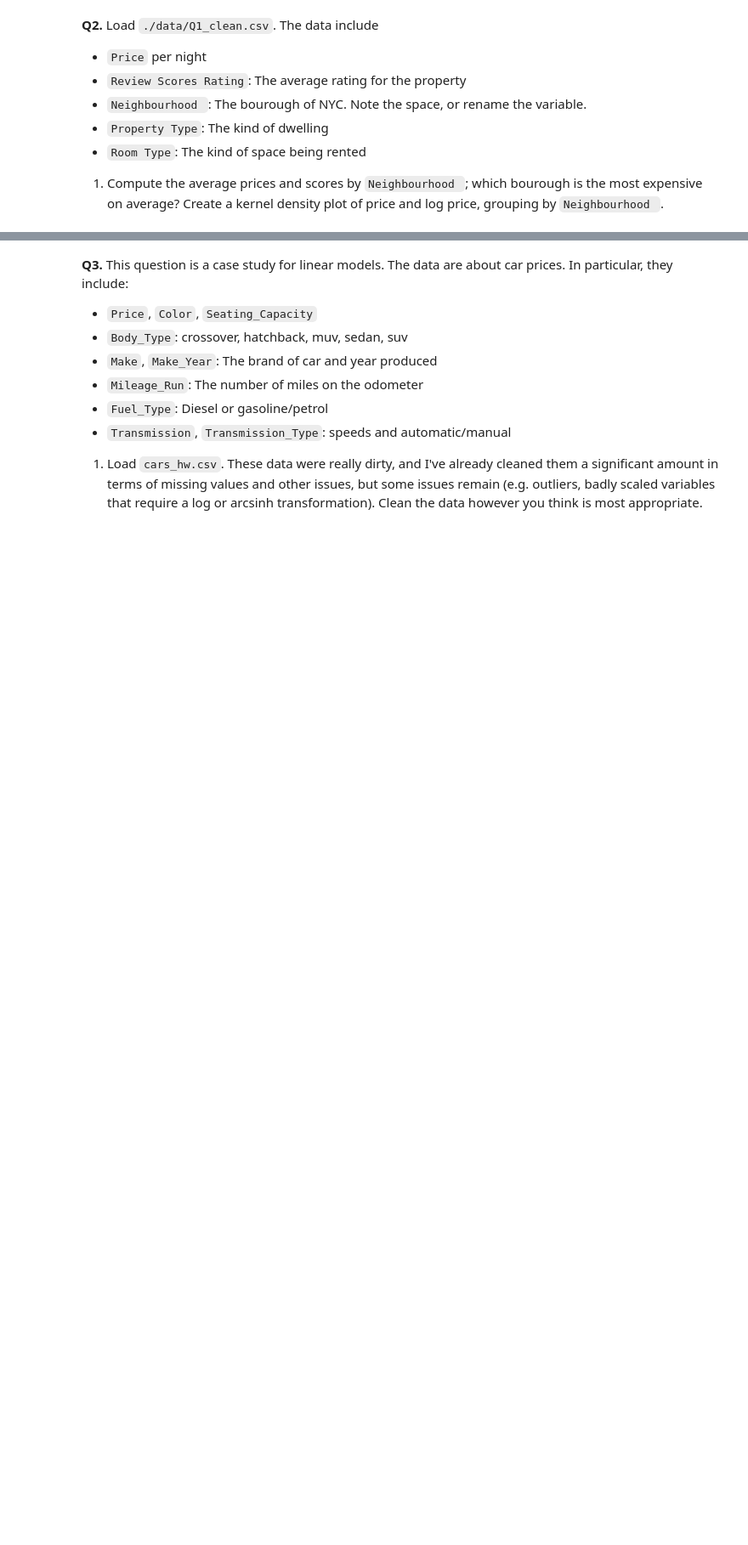
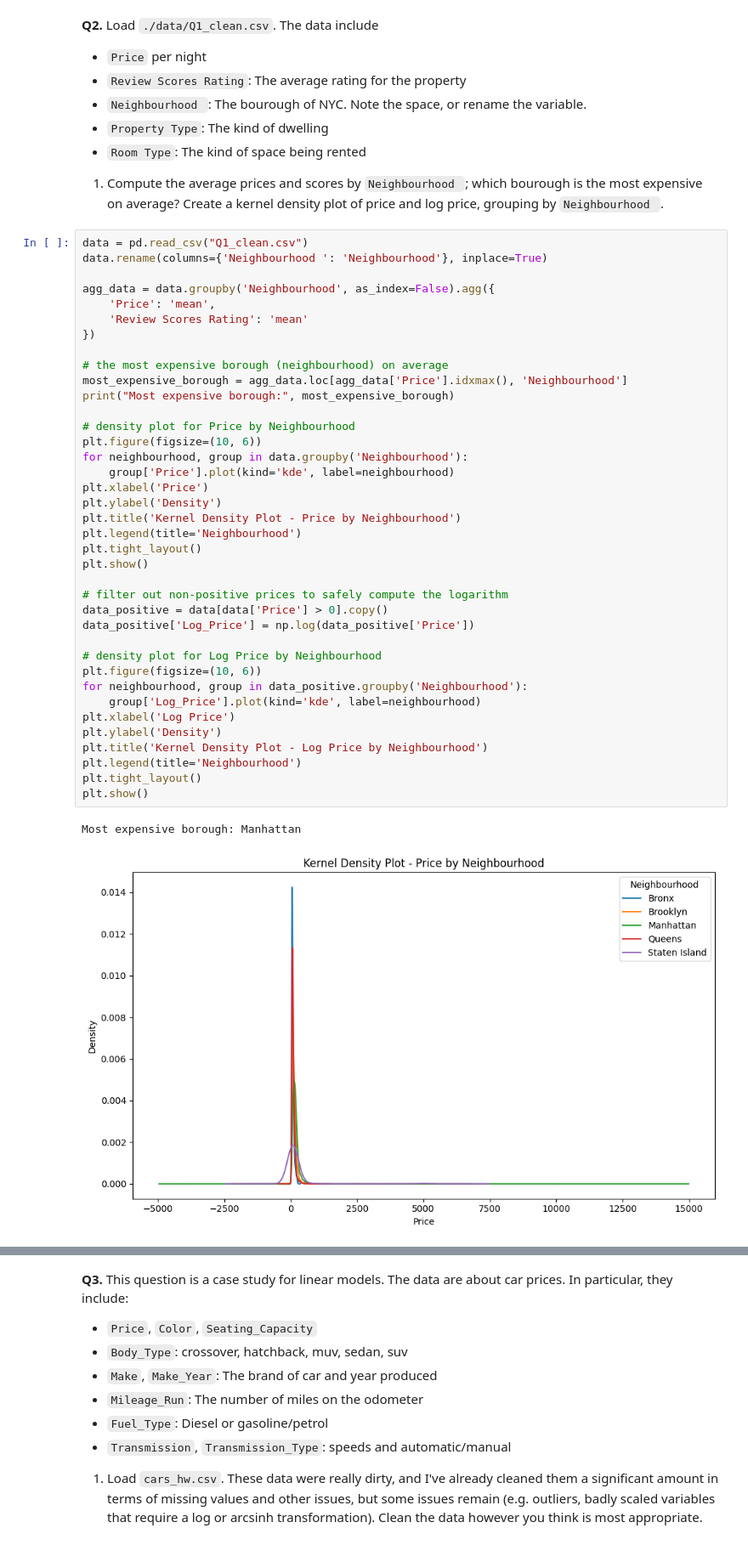
Before and after one commit to pabloisaiahs/linearModels, a Jupyter notebook: assignment/assignment.ipynb, the cells around one changed output, grey strips where cells are left out. Shown: that part at 85% size. Drawn from its saved outputs; the diff is of its cells as text; blank space fills up the shorter version.

```diff
--- a/assignment/assignment.ipynb
+++ b/assignment/assignment.ipynb
@@ -52,3 +63,44 @@ in the predictor, holding other variables constant.
 - `Room Type`: The kind of space being rented
 
 1. Compute the average prices and scores by `Neighbourhood `; which bourough is the most expensive on average? Create a kernel density plot of price and log price, grouping by `Neighbourhood `.
+# %%
+data = pd.read_csv("Q1_clean.csv")
+data.rename(columns={'Neighbourhood ': 'Neighbourhood'}, inplace=True)
+
+agg_data = data.groupby('Neighbourhood', as_index=False).agg({
+    'Price': 'mean',
+    'Review Scores Rating': 'mean'
+})
+
+# the most expensive borough (neighbourhood) on average
+most_expensive_borough = agg_data.loc[agg_data['Price'].idxmax(), 'Neighbourhood']
+print("Most expensive borough:", most_expensive_borough)
+
+# density plot for Price by Neighbourhood
+plt.figure(figsize=(10, 6))
+for neighbourhood, group in data.groupby('Neighbourhood'):
+    group['Price'].plot(kind='kde', label=neighbourhood)
+plt.xlabel('Price')
+plt.ylabel('Density')
+plt.title('Kernel Density Plot - Price by Neighbourhood')
+plt.legend(title='Neighbourhood')
+plt.tight_layout()
+plt.show()
+
+# filter out non-positive prices to safely compute the logarithm
+data_positive = data[data['Price'] > 0].copy()
+data_positive['Log_Price'] = np.log(data_positive['Price'])
+
+# density plot for Log Price by Neighbourhood
+plt.figure(figsize=(10, 6))
+for neighbourhood, group in data_positive.groupby('Neighbourhood'):
+    group['Log_Price'].plot(kind='kde', label=neighbourhood)
+plt.xlabel('Log Price')
+plt.ylabel('Density')
+plt.title('Kernel Density Plot - Log Price by Neighbourhood')
+plt.legend(title='Neighbourhood')
+plt.tight_layout()
+plt.show()
+# %% [output]
+Most expensive borough: Manhattan
+[figure, added]
```
Also changed, not shown: parts of 24 cells of this notebook.
